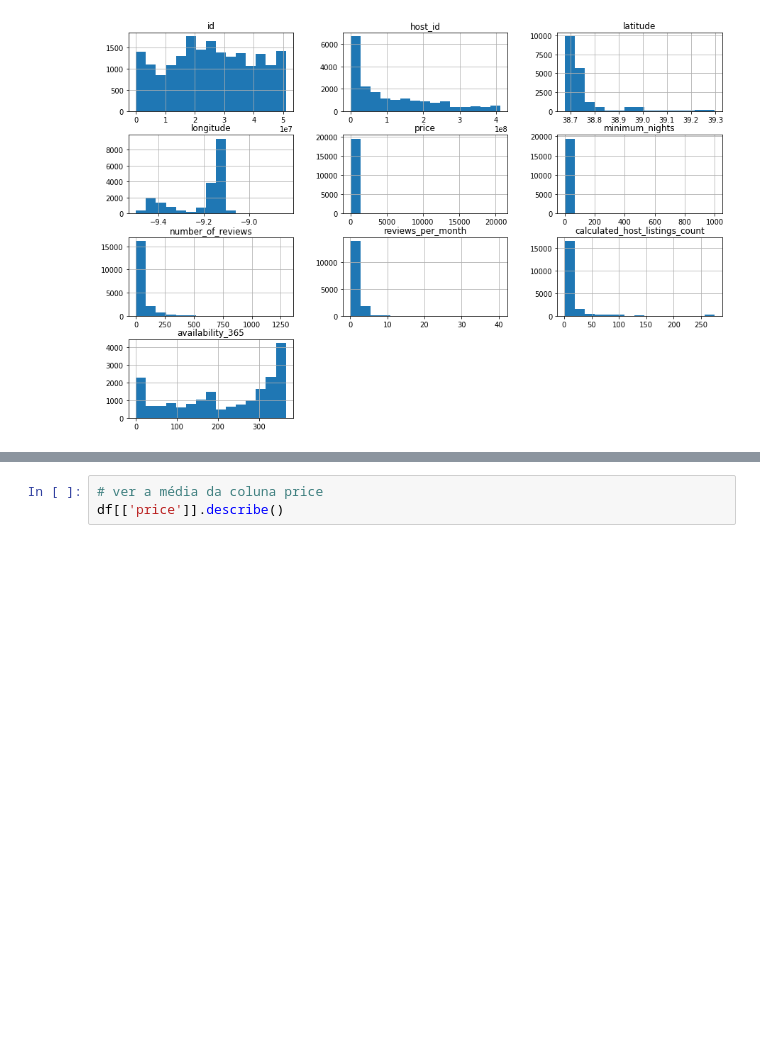
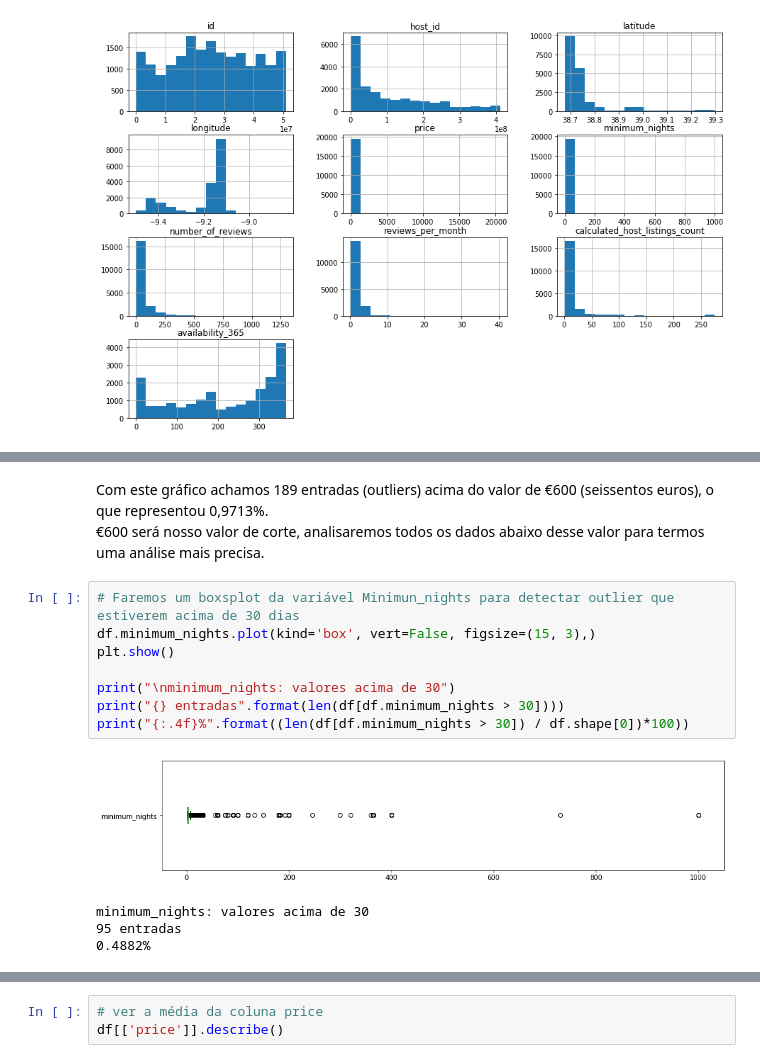
Before and after one commit to charlestreiber/Projeto_Lisboa, a Jupyter notebook: Projeto_Lisboa.ipynb, the cells around one changed output, grey strips where cells are left out. Cells and saved outputs as stored; diff of their text form; blank space fills up the shorter version.

```diff
--- a/Projeto_Lisboa.ipynb
+++ b/Projeto_Lisboa.ipynb
@@ -137,0 +199,16 @@ df.hist(bins=15, figsize=(15,10));
+# %% [markdown]
+Com este gráfico achamos 189 entradas (outliers) acima do valor de €600 (seissentos euros), o que representou 0,9713%.
+€600 será nosso valor de corte, analisaremos todos os dados abaixo desse valor para termos uma análise mais precisa.
+# %%
+# Faremos um boxsplot da variável Minimun_nights para detectar outlier que estiverem acima de 30 dias
+df.minimum_nights.plot(kind='box', vert=False, figsize=(15, 3),)
+plt.show()
+
+print("\nminimum_nights: valores acima de 30")
+print("{} entradas".format(len(df[df.minimum_nights > 30])))
+print("{:.4f}%".format((len(df[df.minimum_nights > 30]) / df.shape[0])*100))
+# %% [output]
+[figure, added]
+minimum_nights: valores acima de 30
+95 entradas
+0.4882%
```
Also changed, not shown: parts of 17 cells of this notebook.
